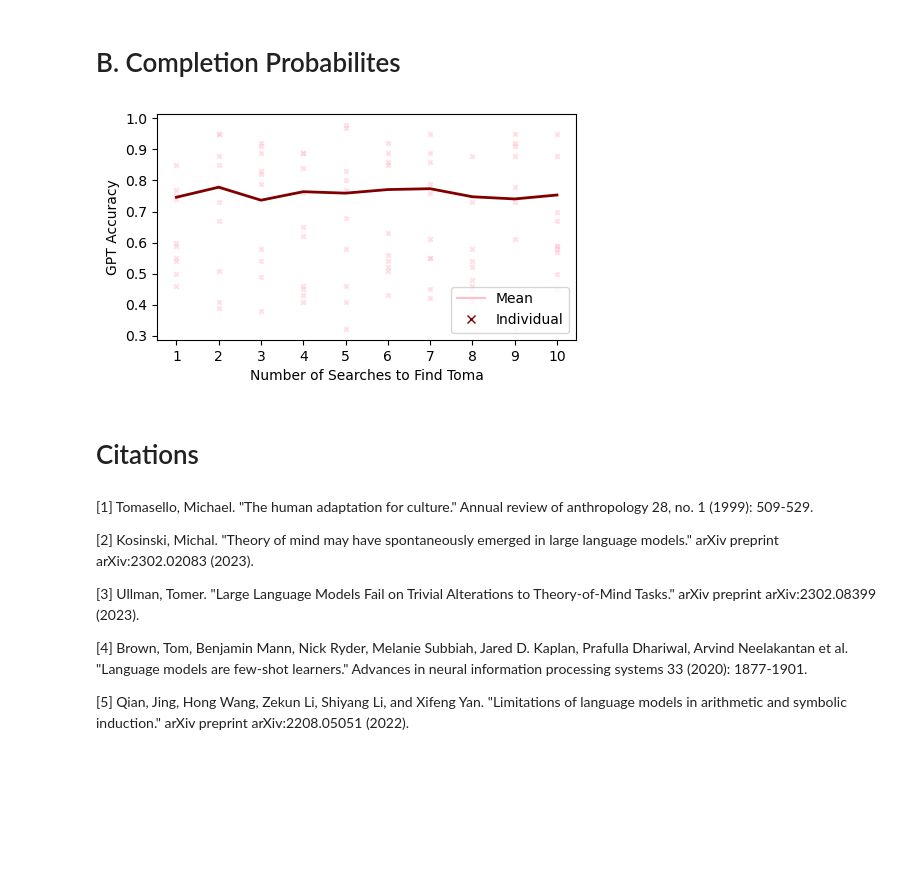
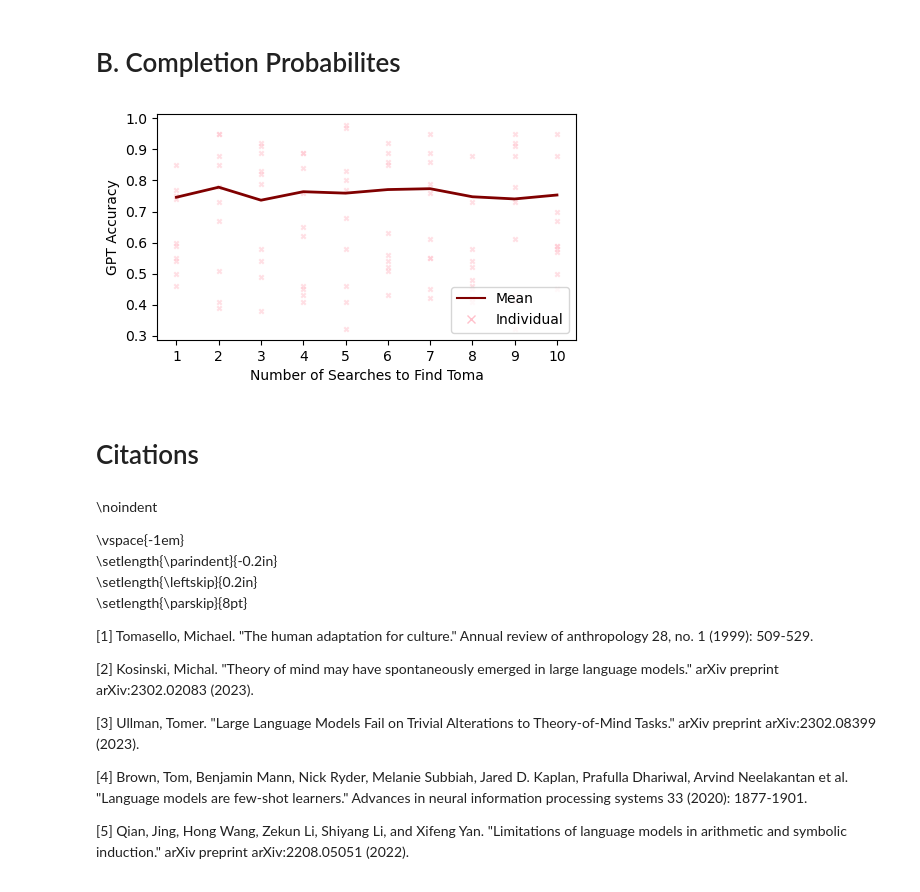
Before and after one commit to graceshaoy/gpt-social-cognition, a Jupyter notebook: explanation.ipynb, the cells around one changed output. Saved outputs shown, nothing was run; the diff lists cells and outputs as text; code cells hidden in the pictures; blank space fills up the shorter version.

```diff
--- a/explanation.ipynb
+++ b/explanation.ipynb
@@ -216,27 +225,34 @@ for i in range(10):
 # %%
 probs = np.array(probs).T
 mean = np.mean(probs,axis=0)
 plt.figure(figsize=(5,3))
 for i in range(10):
     plt.scatter(np.arange(1,11,1),probs[i],alpha=0.5,color='pink',s=10,marker='x')
 plt.plot(np.arange(1,11,1),mean,label='Mean',color='maroon',linewidth=2)
 plt.xlabel('Number of Searches to Find Toma')
 plt.ylabel('GPT Accuracy')
 plt.xticks(np.arange(1,11,1))
 # make a legend for the mean line and the scatter points
-mean_line = plt.Line2D((0,1),(0,0), color='pink', linestyle='-')
-scatter = plt.Line2D((0,1),(0,0), color='maroon', marker='x', linestyle='',alpha=1)
+mean_line = plt.Line2D((0,1),(0,0), color='maroon', linestyle='-')
+scatter = plt.Line2D((0,1),(0,0), color='pink', marker='x', linestyle='',alpha=1)
 plt.legend([mean_line,scatter],['Mean','Individual'],loc='lower right')
 # caption
 
 plt.tight_layout()
 plt.savefig('tom_data/toma_accuracy.png',dpi=600)
 plt.show()
 # %% [output]
-[figure, old version]
+[figure, new version]
 # %% [markdown]
 # Citations
 # %% [markdown]
+\noindent
+
+\vspace{-1em}
+\setlength{\parindent}{-0.2in}
+\setlength{\leftskip}{0.2in}
+\setlength{\parskip}{8pt}
+
 <p style="padding-left: 2em; text-indent: -2em;">[1] Tomasello, Michael. "The human adaptation for culture." Annual review of anthropology 28, no. 1 (1999): 509-529.<br>
 <p style="padding-left: 2em; text-indent: -2em;">[2]  Kosinski, Michal. "Theory of mind may have spontaneously emerged in large language models." arXiv preprint arXiv:2302.02083 (2023).<br>
 <p style="padding-left: 2em; text-indent: -2em;">[3] Ullman, Tomer. "Large Language Models Fail on Trivial Alterations to Theory-of-Mind Tasks." arXiv preprint arXiv:2302.08399 (2023).<br>
```
Also changed, not shown: parts of 21 cells of this notebook, 2 other files.
